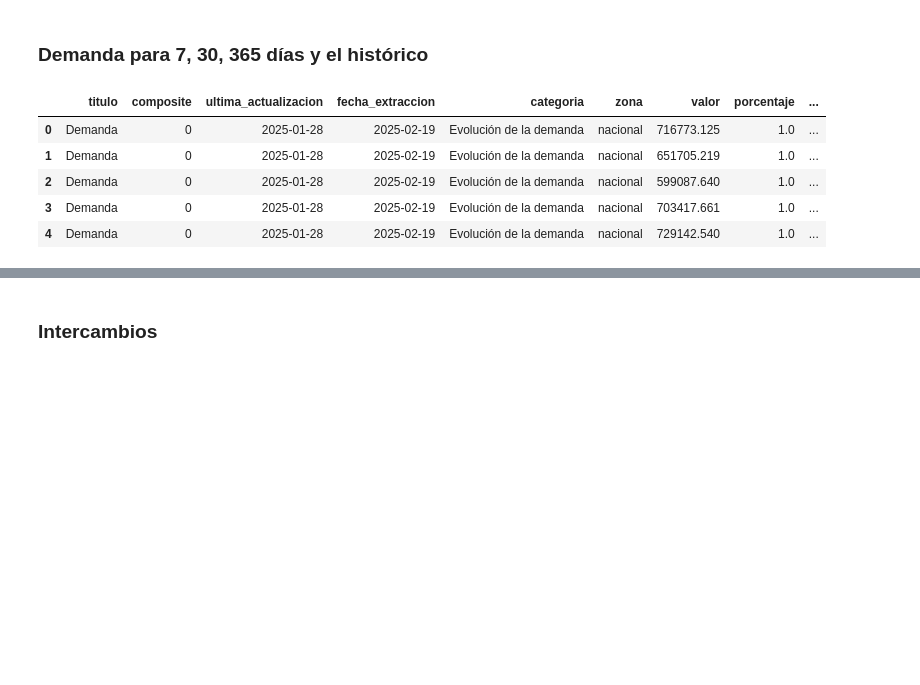
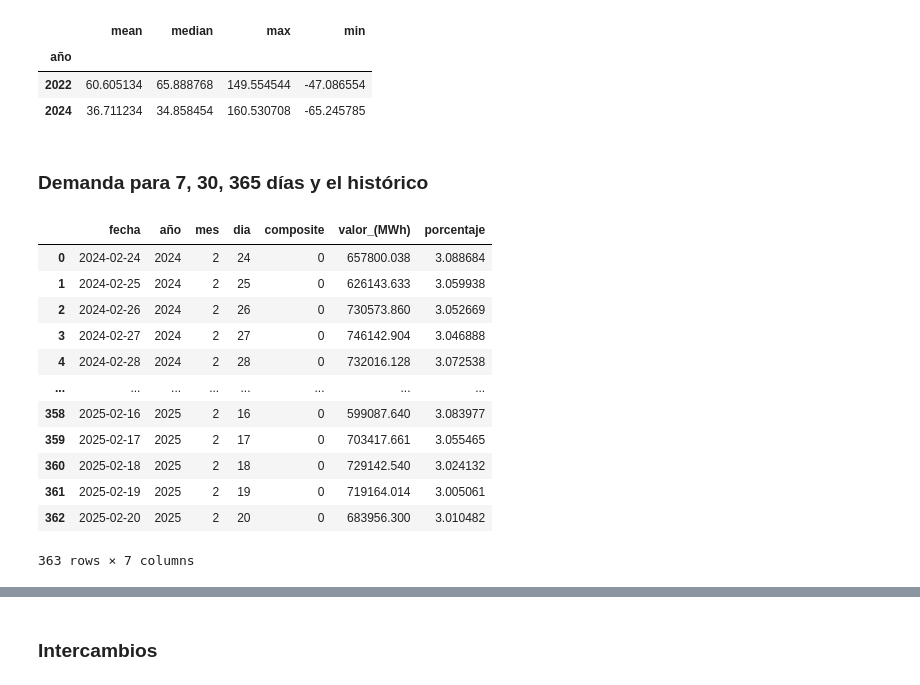
Before and after one commit to mgalvaro/PFB_red_electrica, a Jupyter notebook: Arreglos_Streamlit.ipynb, the cells around one changed output, grey strips where cells are left out. Saved outputs shown, nothing was run; the diff lists cells and outputs as text; code cells hidden in the pictures; blank space fills up the shorter version.

```diff
--- a/Arreglos_Streamlit.ipynb
+++ b/Arreglos_Streamlit.ipynb
@@ -8,5 +10,6 @@ import folium
 # %%
-df_demanda = pd.read_csv('./SPRINT1PRUEBAS/Data/DF DEMANDA_20_25_LIMPIO_V1.csv')
-df_generacion = pd.read_csv('./SPRINT1PRUEBAS/Data/DF GENERACION_20_25_LIMPIO_V1.csv')
-df_intercambios = pd.read_csv('./SPRINT1PRUEBAS/Data/DF INTERCAMBIOS_20_25_LIMPIO_V1.csv')
-df_balance = pd.read_csv('./SPRINT1PRUEBAS/Data/DF_BALANCE_20_25_LIMPIO_V1.csv')
+df_demanda = pd.read_csv('./data/processed/DF_DEMANDA_10_25_LIMPIO.csv')
+df_demanda = df_demanda[df_demanda['titulo'] == 'Demanda']
+df_generacion = pd.read_csv('./data/processed/DF_GENERACION_10_25_LIMPIO.csv')
+df_intercambios = pd.read_csv('./data/processed/DF_INTERCAMBIOS_10_25_LIMPIO.csv')
+df_balance = pd.read_csv('./data/processed/DF_BALANCE_10_25_LIMPIO.csv')
@@ -13,17 +50,38 @@ df_balance = pd.read_csv('./SPRINT1PRUEBAS/Data/DF_BALANCE_20_25_LIMPIO_V1.csv')
+# %%
+df_estadisticas = df.groupby('año')['valor_(GWh)'].agg(['mean', 'median', 'max', 'min'])
+# %% [output]
+|  | mean | median | max | min |
+| año |  |  |  |  |
+| 2022 | 60.605134 | 65.888768 | 149.554544 | -47.086554 |
+| 2024 | 36.711234 | 34.858454 | 160.530708 | -65.245785 |
 # %% [markdown]
 ### Demanda para 7, 30, 365 días y el histórico
 # %%
 today = datetime.now()
-delta = timedelta(days=7)
+delta = timedelta(days=365)
 start_date = (today - delta).strftime("%Y-%m-%dT%H:%M")
 end_date = today.strftime("%Y-%m-%d")
 
-df_demanda_filtered = df_demanda[(start_date <= df_demanda['fecha']) & (df_demanda['fecha']<= end_date)].reset_index(drop=True)
-df_demanda_filtered.head()
+df_demanda_filtered_1 = df_demanda[(df_demanda['año'] == 2022) & (df_demanda['año'] == 2024)].reset_index(drop=True)
+df_demanda_filtered_1 = df_demanda_filtered_1[df_demanda_filtered_1['zona'] == 'nacional']
+df_demanda_filtered_1 = df_demanda_filtered_1.groupby(['fecha', 'año', 'mes' ,'dia'])['valor_(MWh)'].sum().reset_index()
+
+df_demanda_filtered_2 = df_balance[(start_date <= df_balance['fecha']) & (df_balance['fecha']<= end_date)].reset_index(drop=True)
+df_demanda_filtered_2 = df_demanda_filtered_2[df_demanda_filtered_2['zona'] == 'nacional']
+df_demanda_filtered_2 = df_demanda_filtered_2.groupby(['fecha', 'año', 'mes' ,'dia']).sum('valor_(MWh)').reset_index(drop=False)
+
+df_demanda_filtered_2
 # %% [output]
-|  | titulo | composite | ultima_actualizacion | fecha_extraccion | categoria | zona | valor | porcentaje | ... |
-| 0 | Demanda | 0 | 2025-01-28 | 2025-02-19 | Evolución de la demanda | nacional | 716773.125 | 1.0 | ... |
-| 1 | Demanda | 0 | 2025-01-28 | 2025-02-19 | Evolución de la demanda | nacional | 651705.219 | 1.0 | ... |
-| 2 | Demanda | 0 | 2025-01-28 | 2025-02-19 | Evolución de la demanda | nacional | 599087.640 | 1.0 | ... |
-| 3 | Demanda | 0 | 2025-01-28 | 2025-02-19 | Evolución de la demanda | nacional | 703417.661 | 1.0 | ... |
-| 4 | Demanda | 0 | 2025-01-28 | 2025-02-19 | Evolución de la demanda | nacional | 729142.540 | 1.0 | ... |
+|  | fecha | año | mes | dia | composite | valor_(MWh) | porcentaje |
+| 0 | 2024-02-24 | 2024 | 2 | 24 | 0 | 657800.038 | 3.088684 |
+| 1 | 2024-02-25 | 2024 | 2 | 25 | 0 | 626143.633 | 3.059938 |
+| 2 | 2024-02-26 | 2024 | 2 | 26 | 0 | 730573.860 | 3.052669 |
+| 3 | 2024-02-27 | 2024 | 2 | 27 | 0 | 746142.904 | 3.046888 |
+| 4 | 2024-02-28 | 2024 | 2 | 28 | 0 | 732016.128 | 3.072538 |
+| ... | ... | ... | ... | ... | ... | ... | ... |
+| 358 | 2025-02-16 | 2025 | 2 | 16 | 0 | 599087.640 | 3.083977 |
+| 359 | 2025-02-17 | 2025 | 2 | 17 | 0 | 703417.661 | 3.055465 |
+| 360 | 2025-02-18 | 2025 | 2 | 18 | 0 | 729142.540 | 3.024132 |
+| 361 | 2025-02-19 | 2025 | 2 | 19 | 0 | 719164.014 | 3.005061 |
+| 362 | 2025-02-20 | 2025 | 2 | 20 | 0 | 683956.300 | 3.010482 |
+363 rows × 7 columns
```
Also changed, not shown: parts of 27 cells of this notebook, 7 other files.
